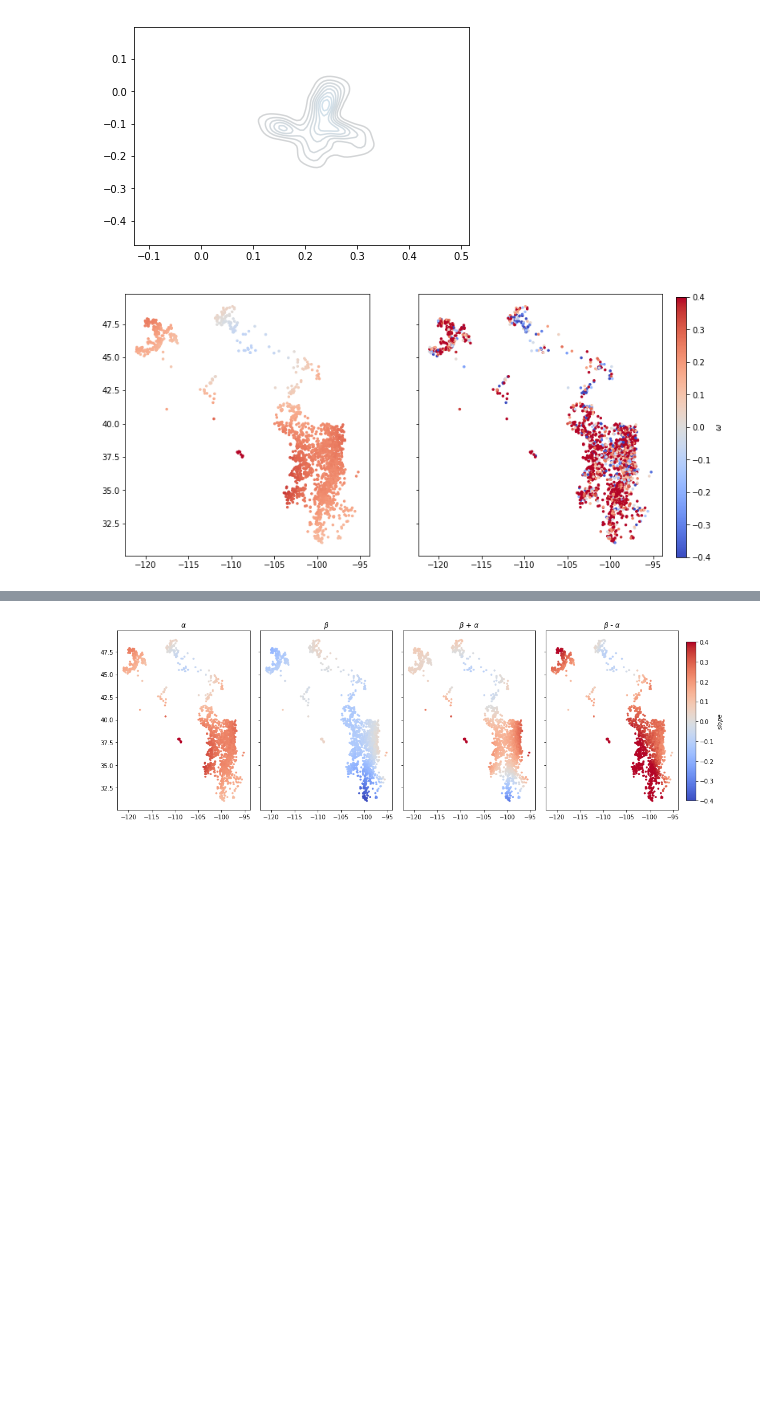
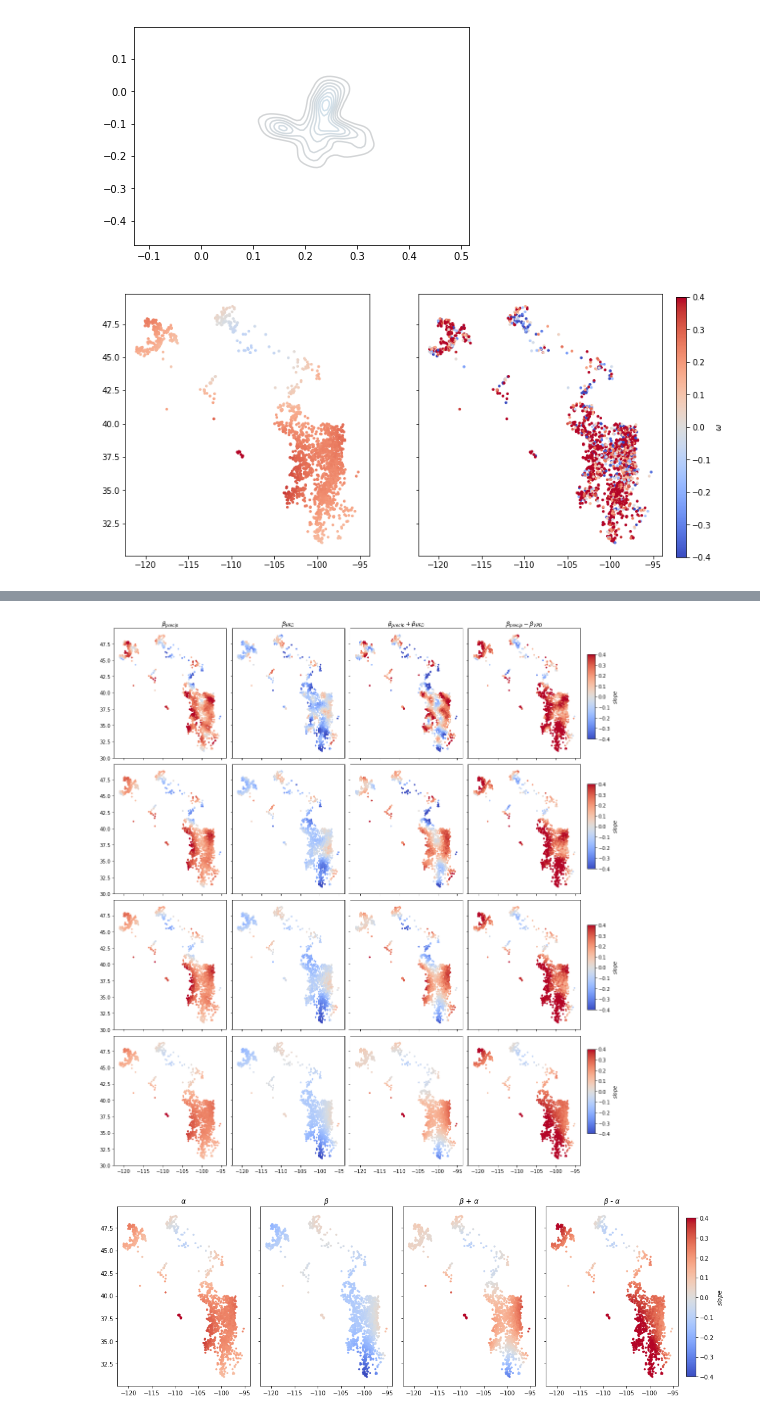
Before and after one commit to Mind-The-Data/GaussianProcess, a Jupyter notebook: SandboxGPs.ipynb, the cells around one changed output, grey strips where cells are left out. Drawn from its saved outputs; the diff is of its cells as text; code cells hidden in the pictures; blank space fills up the shorter version.

```diff
--- a/SandboxGPs.ipynb
+++ b/SandboxGPs.ipynb
@@ -294,3 +405,61 @@ plt.subplots_adjust(left=None, bottom=None, right=None, top=None, wspace=.05, hs
+# %%
+v = .4
+fig, ax = plt.subplots(4,4, sharey=True, sharex=True, figsize=(14,16))
+
+ax[0,0].scatter(df_unique.Longitude,df_unique.Latitude,c=trace_prvpd3['w'].mean(axis=0),
+          cmap='coolwarm',vmax=v,vmin=-v,s=6)
+ax[0,1].scatter(df_unique.Longitude,df_unique.Latitude,c=trace_prvpd3['w1'].mean(axis=0),
+          cmap='coolwarm',vmax=v,vmin=-v,s=6)
+ax[0,2].scatter(df_unique.Longitude,df_unique.Latitude,c=trace_prvpd3['w'].mean(axis=0)+trace_prvpd3['w1'].mean(axis=0),
+          cmap='coolwarm',vmax=v,vmin=-v,s=6)
+ax[0,3].scatter(df_unique.Longitude,df_unique.Latitude,c=trace_prvpd3['w'].mean(axis=0)-trace_prvpd3['w1'].mean(axis=0),
+          cmap='coolwarm',vmax=v,vmin=-v,s=6)
+
+ax[1,0].scatter(df_unique.Longitude,df_unique.Latitude,c=trace_prvpd2['w'].mean(axis=0),
+          cmap='coolwarm',vmax=v,vmin=-v,s=6)
+ax[1,1].scatter(df_unique.Longitude,df_unique.Latitude,c=trace_prvpd2['w1'].mean(axis=0),
+          cmap='coolwarm',vmax=v,vmin=-v,s=6)
+ax[1,2].scatter(df_unique.Longitude,df_unique.Latitude,c=trace_prvpd2['w'].mean(axis=0)+trace_prvpd2['w1'].mean(axis=0),
+          cmap='coolwarm',vmax=v,vmin=-v,s=6)
+ax[1,3].scatter(df_unique.Longitude,df_unique.Latitude,c=trace_prvpd2['w'].mean(axis=0)-trace_prvpd2['w1'].mean(axis=0),
+          cmap='coolwarm',vmax=v,vmin=-v,s=6)
+
+ax[2,0].scatter(df_unique.Longitude,df_unique.Latitude,c=trace_prvpd['w'].mean(axis=0),
+          cmap='coolwarm',vmax=v,vmin=-v,s=6)
+ax[2,1].scatter(df_unique.Longitude,df_unique.Latitude,c=trace_prvpd['w1'].mean(axis=0),
+          cmap='coolwarm',vmax=v,vmin=-v,s=6)
+ax[2,2].scatter(df_unique.Longitude,df_unique.Latitude,c=trace_prvpd['w'].mean(axis=0)+trace_prvpd['w1'].mean(axis=0),
+          cmap='coolwarm',vmax=v,vmin=-v,s=6)
+im = ax[2,3].scatter(df_unique.Longitude,df_unique.Latitude,c=trace_prvpd['w'].mean(axis=0)-trace_prvpd['w1'].mean(axis=0),
+          cmap='coolwarm',vmax=v,vmin=-v,s=6)
+ax[3,0].scatter(df_unique.Longitude,df_unique.Latitude,c=trace_lsq['w'].mean(axis=0),
+          cmap='coolwarm',vmax=v,vmin=-v,s=6)
+ax[3,1].scatter(df_unique.Longitude,df_unique.Latitude,c=trace_lsq['w1'].mean(axis=0),
+          cmap='coolwarm',vmax=v,vmin=-v,s=6)
+ax[3,2].scatter(df_unique.Longitude,df_unique.Latitude,c=trace_lsq['w'].mean(axis=0)+trace_lsq['w1'].mean(axis=0),
+          cmap='coolwarm',vmax=v,vmin=-v,s=6)
+ax[3,3].scatter(df_unique.Longitude,df_unique.Latitude,c=trace_lsq['w'].mean(axis=0)-trace_lsq['w1'].mean(axis=0),
+          cmap='coolwarm',vmax=v,vmin=-v,s=6)
+
+
+cax1 = plt.axes([1, 0.08, 0.015, 0.15]) #[left, bottom, width, height]
+cax2 = plt.axes([1, 0.3, 0.015, 0.15])
+cax3 = plt.axes([1, 0.55, 0.015, 0.15])
+cax4 = plt.axes([1, 0.78, 0.015, 0.15])
+#cax = plt.axes([1, 0.12, 0.015, 0.75])
+plt.colorbar(im,cax=cax1, label=r'$slope$')
+plt.colorbar(im,cax=cax2,label=r'$slope$')
+plt.colorbar(im,cax=cax3, label=r'$slope$')
+plt.colorbar(im,cax=cax4, label=r'$slope$')
+
+ax[0,0].set_title(r'$\beta_{precip}$')
+ax[0,1].set_title(r'$\beta_{VPD}$')
+ax[0,3].set_title(r'$\beta_{precip} -  \beta_{VPD}$')
+ax[0,2].set_title(r'$\beta_{precip} + \beta_{VPD}$')
+fig.tight_layout()
+plt.subplots_adjust(left=None, bottom=None, right=None, top=None, wspace=.05, hspace=.05);
+# %% [output]
+[figure, added]
 # %%
 v = .4
 fig, ax = plt.subplots(1,4, sharey=True, figsize=(14,5))
```
Also changed, not shown: parts of 14 cells of this notebook, 1 other file.
